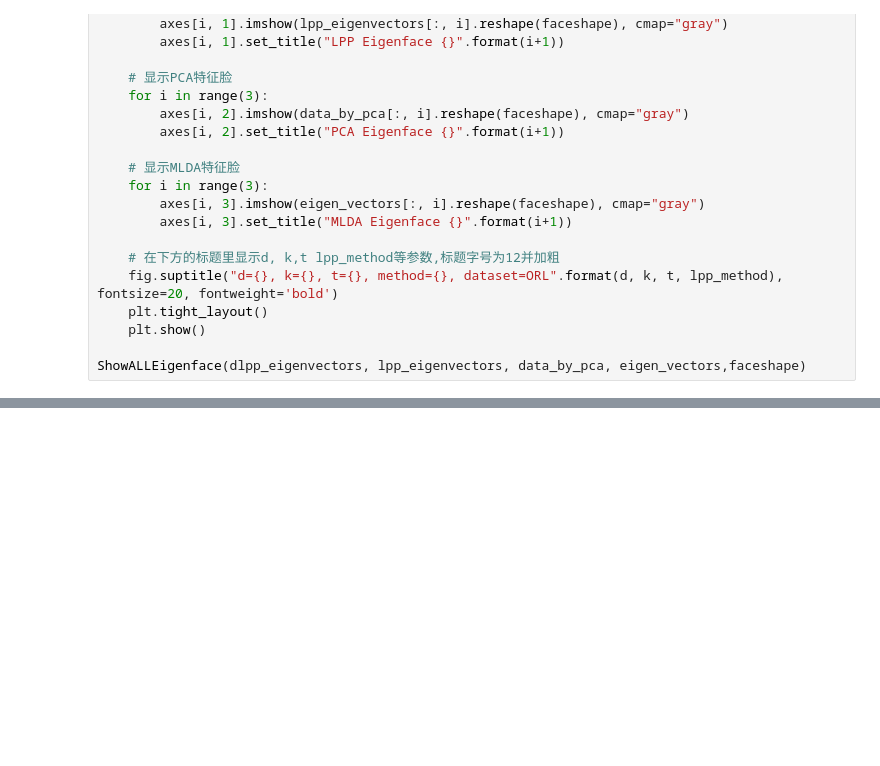
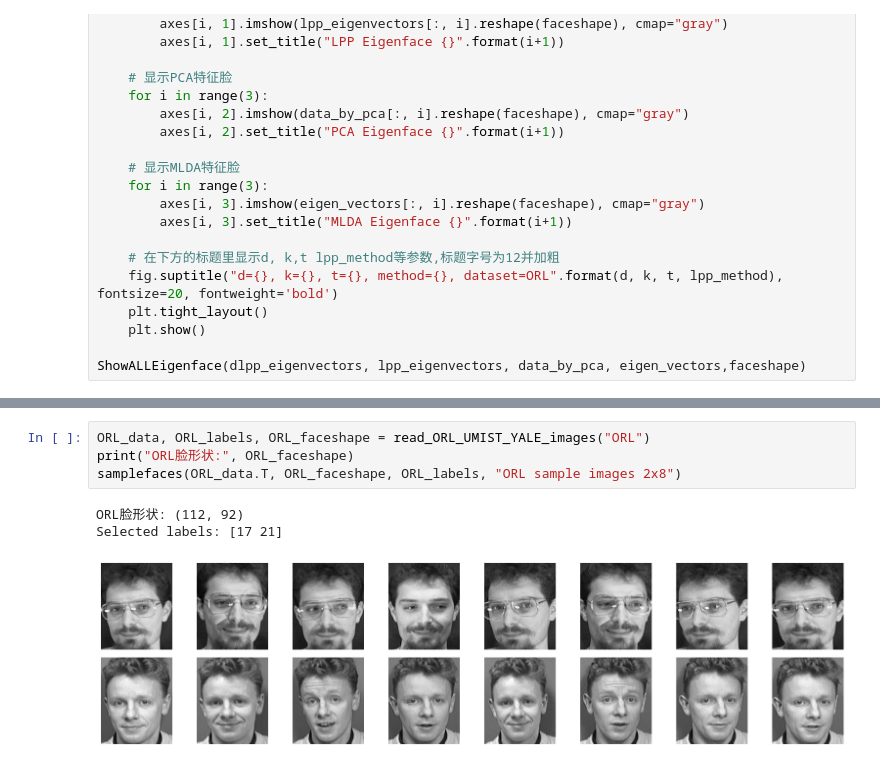
Before and after one commit to TonyHuang6666/Manifold-Learning, a Jupyter notebook: Discriminant Locality Preserving Projection/DLPP-Face Recognition-without PCA.ipynb, the cells around one changed output, grey strips where cells are left out. Saved outputs shown, nothing was run; the diff lists cells and outputs as text; blank space fills up the shorter version.

```diff
--- a/Discriminant Locality Preserving Projection/DLPP-Face Recognition-without PCA.ipynb
+++ b/Discriminant Locality Preserving Projection/DLPP-Face Recognition-without PCA.ipynb
@@ -517,0 +603,8 @@ ShowALLEigenface(dlpp_eigenvectors, lpp_eigenvectors, data_by_pca, eigen_vectors
+# %%
+ORL_data, ORL_labels, ORL_faceshape = read_ORL_UMIST_YALE_images("ORL")
+print("ORL脸形状:", ORL_faceshape)
+samplefaces(ORL_data.T, ORL_faceshape, ORL_labels, "ORL sample images 2x8")
+# %% [output]
+ORL脸形状: (112, 92)
+Selected labels: [17 21]
+[figure, added]
```
Also changed, not shown: parts of 6 cells of this notebook, 3 other files.
